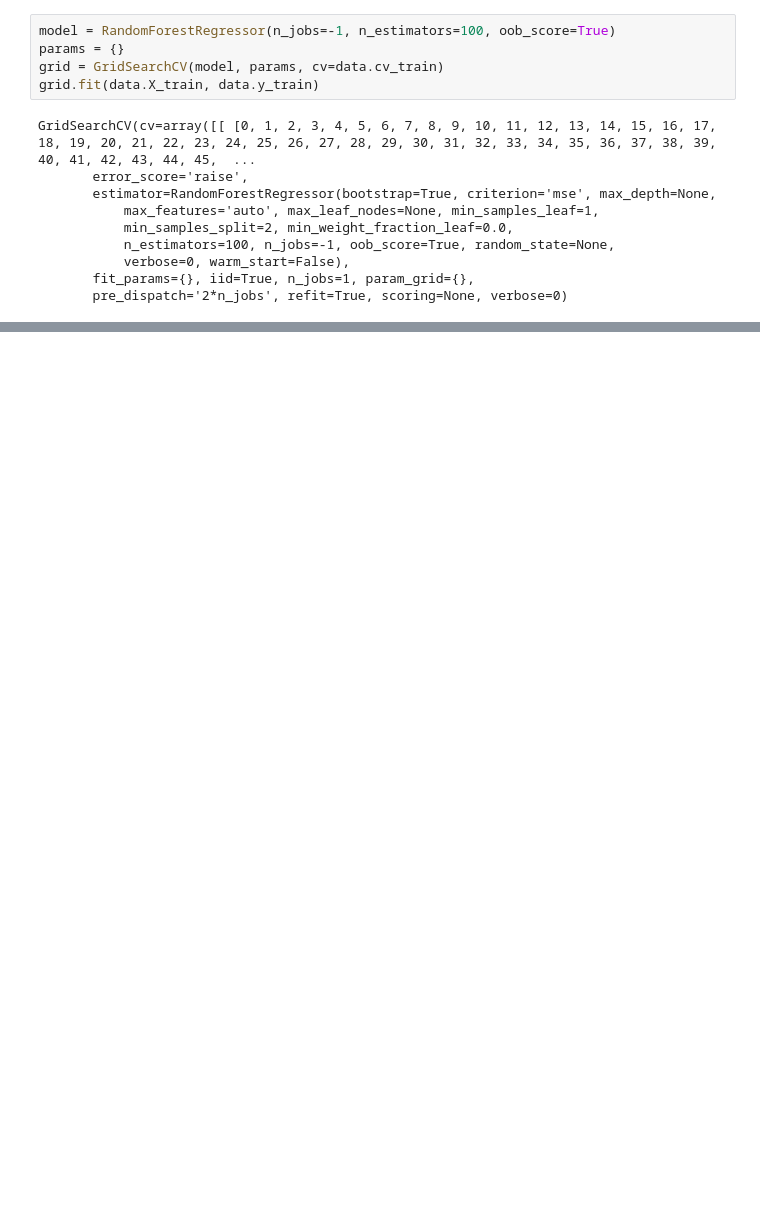
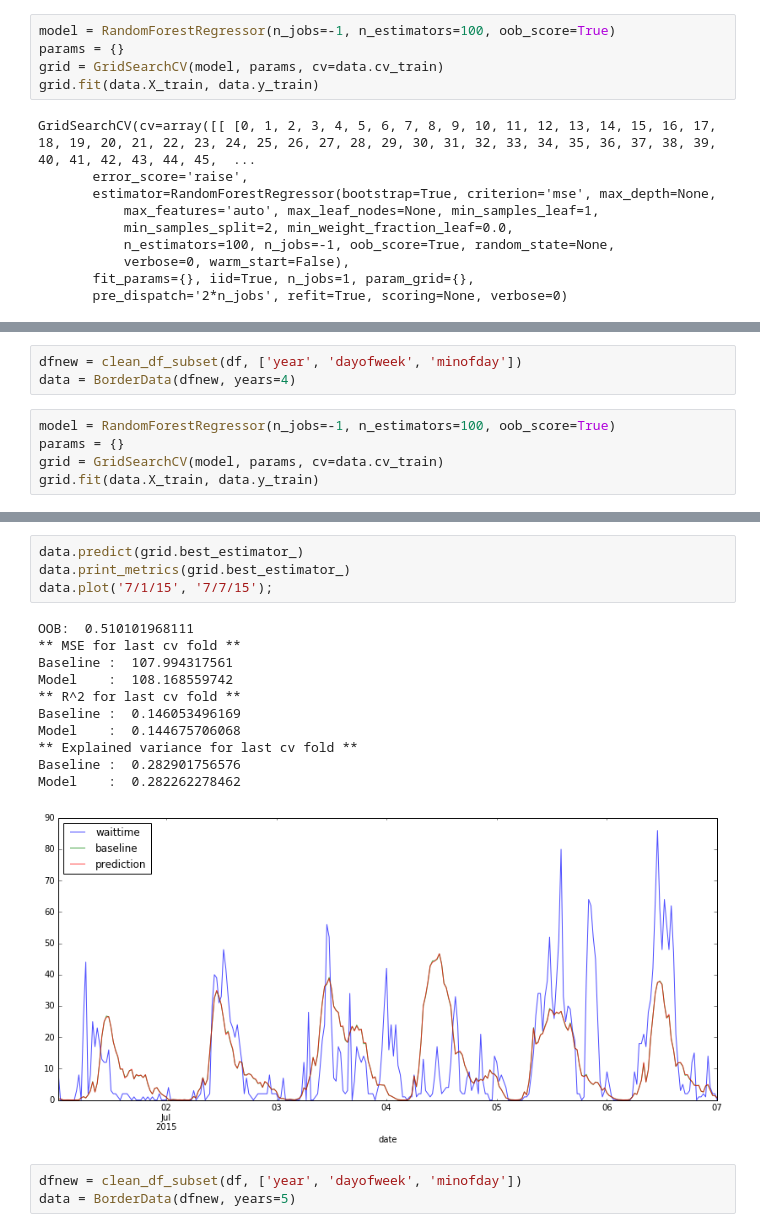
Before and after one commit to jngseattle/BorderCrossing, a Jupyter notebook: code/Model-v0.1-date_features_only-refactor.ipynb, the cells around one changed output, grey strips where cells are left out. Saved outputs shown, nothing was run; the diff lists cells and outputs as text; blank space fills up the shorter version.

```diff
--- a/code/Model-v0.1-date_features_only-refactor.ipynb
+++ b/code/Model-v0.1-date_features_only-refactor.ipynb
@@ -122,0 +164,8 @@ R^2:  0.138278954811
+# %%
+dfnew = clean_df_subset(df, ['year', 'dayofweek', 'minofday'])
+data = BorderData(dfnew, years=4)
+# %%
+model = RandomForestRegressor(n_jobs=-1, n_estimators=100, oob_score=True)
+params = {}
+grid = GridSearchCV(model, params, cv=data.cv_train)
+grid.fit(data.X_train, data.y_train)
@@ -122,0 +182,19 @@ R^2:  0.138278954811
+# %%
+data.predict(grid.best_estimator_)
+data.print_metrics(grid.best_estimator_)
+data.plot('7/1/15', '7/7/15');
+# %% [output]
+OOB:  0.510101968111
+** MSE for last cv fold **
+Baseline :  107.994317561
+Model    :  108.168559742
+** R^2 for last cv fold **
+Baseline :  0.146053496169
+Model    :  0.144675706068
+** Explained variance for last cv fold **
+Baseline :  0.282901756576
+Model    :  0.282262278462
+[figure, added]
+# %%
+dfnew = clean_df_subset(df, ['year', 'dayofweek', 'minofday'])
+data = BorderData(dfnew, years=5)
```
Also changed, not shown: parts of 53 cells of this notebook, 6 other files.
